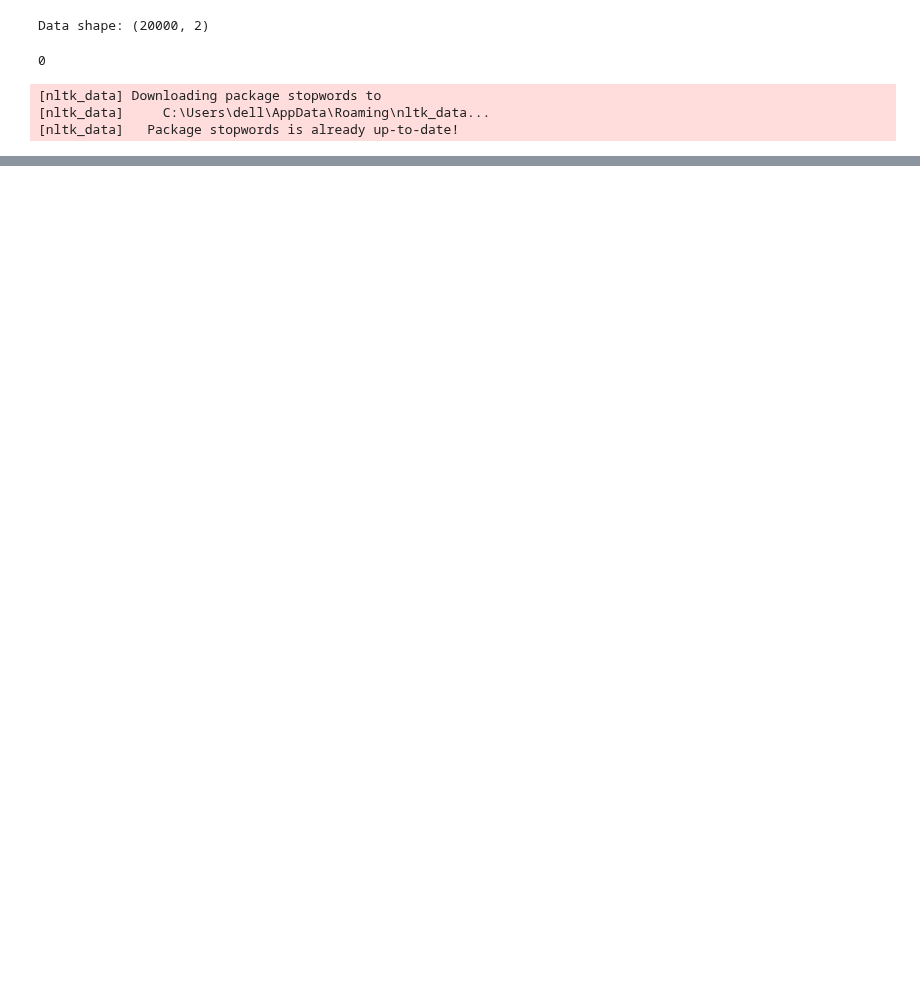
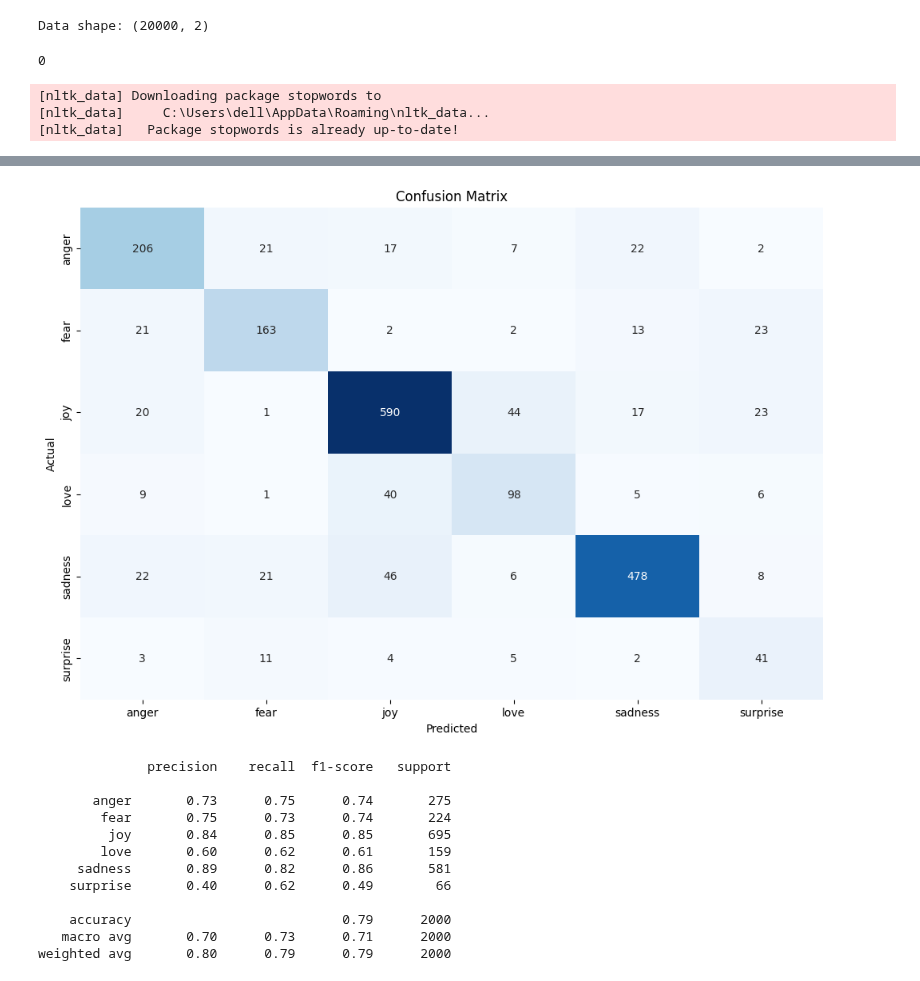
Before and after one commit to faridramyy/AI04-Grad, a Jupyter notebook: text/textUsingCNN.ipynb, the cells around one changed output, grey strips where cells are left out. Drawn from its saved outputs; the diff is of its cells as text; code cells hidden in the pictures; blank space fills up the shorter version.

Commit message:
increasing the accuracy

```diff
--- a/text/textUsingCNN.ipynb
+++ b/text/textUsingCNN.ipynb
@@ -349,0 +673,18 @@ tokenizer = BertTokenizer.from_pretrained("bert-base-uncased")
+# %%
+from tensorflow.keras.models import Sequential
+from tensorflow.keras.layers import Embedding, Conv1D, MaxPooling1D, GRU, Dense, Dropout, Flatten
+
+model = Sequential()
+model.add(Embedding(input_dim=5000, output_dim=128, input_length=max_len))
+model.add(Conv1D(128, kernel_size=3, activation="relu"))
+model.add(MaxPooling1D(pool_size=2))
+model.add(Dropout(0.3))
+model.add(GRU(128, activation="tanh", return_sequences=True))
+model.add(Dropout(0.3))
+model.add(GRU(64, activation="tanh"))
+model.add(Dense(64, activation="relu"))
+model.add(Dropout(0.3))
+model.add(Dense(len(label_encoder.classes_), activation="softmax"))
+
+model.compile(optimizer="adam", loss="sparse_categorical_crossentropy", metrics=["accuracy"])
+model.summary()
@@ -349,0 +709,9 @@ tokenizer = BertTokenizer.from_pretrained("bert-base-uncased")
+# %%
+# Train the Model
+history = model.fit(
+    X_train, y_train,  # Use your existing training data
+    validation_data=(X_val, y_val),  # Use your validation data
+    epochs=10,  # Adjust based on your resources
+    batch_size=32,  # Modify as per your system capacity
+    verbose=1  # Enable detailed progress
+)
@@ -349,0 +746,19 @@ tokenizer = BertTokenizer.from_pretrained("bert-base-uncased")
+# %%
+# Predict on Test Data
+y_pred = np.argmax(model.predict(X_test), axis=1)
+
+# Confusion Matrix
+cm = confusion_matrix(y_test, y_pred)
+cm_df = pd.DataFrame(cm, index=label_encoder.classes_, columns=label_encoder.classes_)
+
+# Display Confusion Matrix
+plt.figure(figsize=(12, 8))
+sns.heatmap(cm_df, annot=True, cmap="Blues", fmt="d", cbar=False)
+plt.title("Confusion Matrix")
+plt.xlabel("Predicted")
+plt.ylabel("Actual")
+plt.show()
+
+# Classification Report
+print(classification_report(y_test, y_pred, target_names=label_encoder.classes_))
+# %% [output]
@@ -349,0 +766,13 @@ tokenizer = BertTokenizer.from_pretrained("bert-base-uncased")
+[figure, added]
+              precision    recall  f1-score   support
+
+       anger       0.73      0.75      0.74       275
+        fear       0.75      0.73      0.74       224
+         joy       0.84      0.85      0.85       695
+        love       0.60      0.62      0.61       159
+     sadness       0.89      0.82      0.86       581
+    surprise       0.40      0.62      0.49        66
+
+    accuracy                           0.79      2000
+   macro avg       0.70      0.73      0.71      2000
+weighted avg       0.80      0.79      0.79      2000
```
Also changed, not shown: parts of 30 cells of this notebook.
